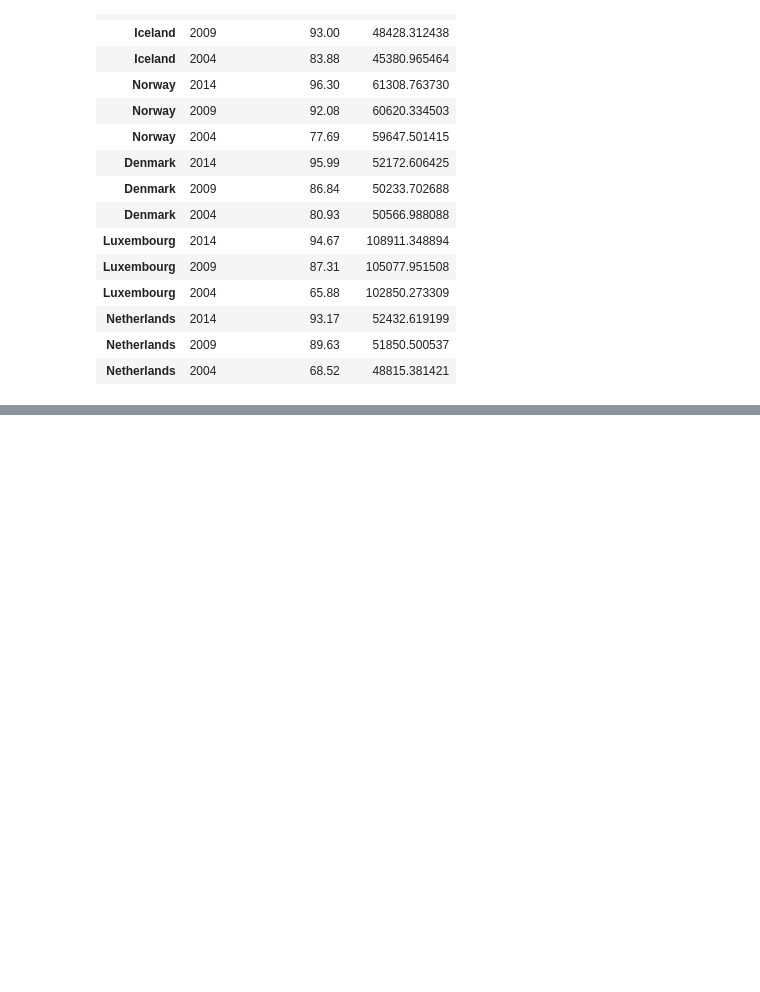
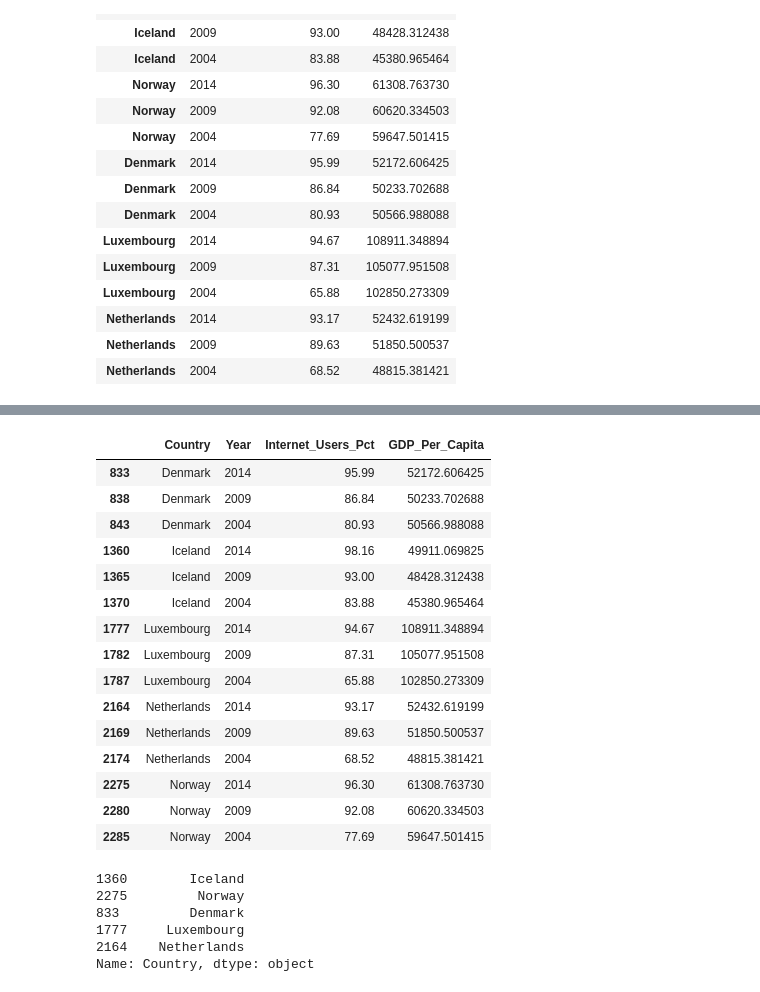
Before and after one commit to TheRealIanGray/gdp-and-internet-usage-TheRealIanGray, a Jupyter notebook: First Python Project.ipynb, the cells around one changed output, grey strips where cells are left out. Saved outputs shown, nothing was run; the diff lists cells and outputs as text; code cells hidden in the pictures; blank space fills up the shorter version.

Commit message:
isin

```diff
--- a/First Python Project.ipynb
+++ b/First Python Project.ipynb
@@ -271,5 +270,6 @@ top_5_internet
 | Netherlands | 2009 | 89.63 | 51850.500537 |
 | Netherlands | 2004 | 68.52 | 48815.381421 |
 # %%
-gdp_and_internet_use_sub = gdp_and_internet_use_sub[(gdp_and_internet_use['Country']==top_5['Country']
+gdp_and_internet_use_su = gdp_and_internet_use_sub[gdp_and_internet_use_sub['Country'].isin(top_5.Country)]
+gdp_and_internet_use_su
 # %% [output]
@@ -276,0 +276,25 @@ SyntaxError: unexpected EOF while parsing (<ipython-input-39-47294823169b>, line
+|  | Country | Year | Internet_Users_Pct | GDP_Per_Capita |
+| 833 | Denmark | 2014 | 95.99 | 52172.606425 |
+| 838 | Denmark | 2009 | 86.84 | 50233.702688 |
+| 843 | Denmark | 2004 | 80.93 | 50566.988088 |
+| 1360 | Iceland | 2014 | 98.16 | 49911.069825 |
+| 1365 | Iceland | 2009 | 93.00 | 48428.312438 |
+| 1370 | Iceland | 2004 | 83.88 | 45380.965464 |
+| 1777 | Luxembourg | 2014 | 94.67 | 108911.348894 |
+| 1782 | Luxembourg | 2009 | 87.31 | 105077.951508 |
+| 1787 | Luxembourg | 2004 | 65.88 | 102850.273309 |
+| 2164 | Netherlands | 2014 | 93.17 | 52432.619199 |
+| 2169 | Netherlands | 2009 | 89.63 | 51850.500537 |
+| 2174 | Netherlands | 2004 | 68.52 | 48815.381421 |
+| 2275 | Norway | 2014 | 96.30 | 61308.763730 |
+| 2280 | Norway | 2009 | 92.08 | 60620.334503 |
+| 2285 | Norway | 2004 | 77.69 | 59647.501415 |
+# %%
+top_5.Country
+# %% [output]
+1360        Iceland
+2275         Norway
+833         Denmark
+1777     Luxembourg
+2164    Netherlands
+Name: Country, dtype: object
```
Also changed, not shown: parts of 3 cells of this notebook.
